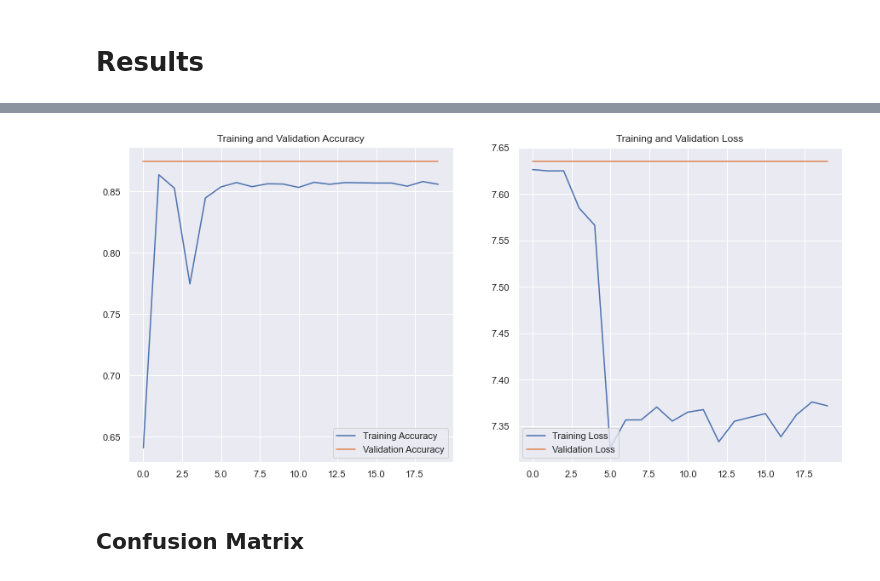
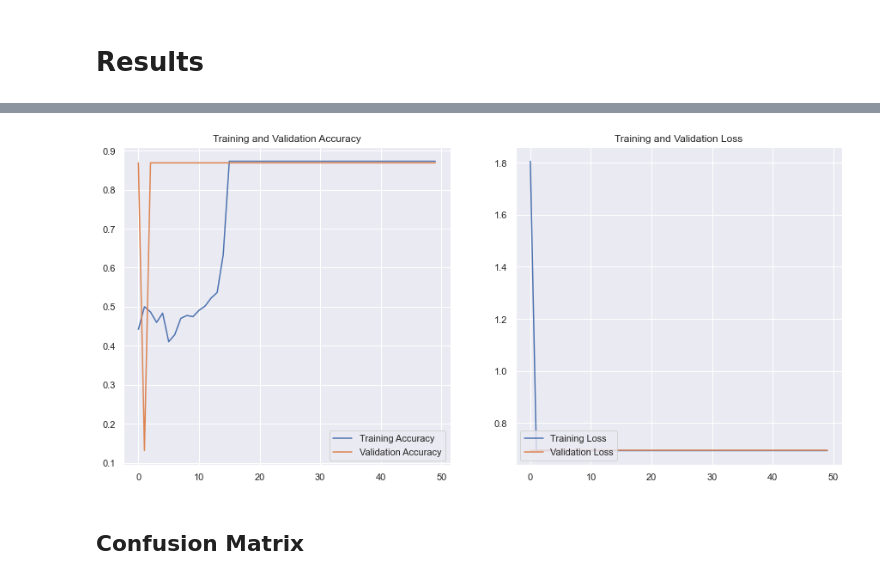
Before and after one commit to ozbunae/capstone, a Jupyter notebook: ANN for Broadway Grosses.ipynb, the cells around one changed output, grey strips where cells are left out. Cells and saved outputs as stored; diff of their text form; code cells hidden in the pictures.

Commit message:
we are getting there

```diff
--- a/ANN for Broadway Grosses.ipynb
+++ b/ANN for Broadway Grosses.ipynb
@@ -163,12 +190,12 @@ classifier = Sequential()
 # %%
-classifier.add(Dense(16, activation = 'relu', input_shape=(8090,)))
+classifier.add(Dense(8, activation = 'relu', input_shape=(8090,)))
 classifier.add(Dropout(0.2))
 
+classifier.add(Dense(16, activation = 'relu'))
+classifier.add(Dropout(0.2))
+#the more nodes there were the worse our model performed.
 classifier.add(Dense(32, activation = 'relu'))
 classifier.add(Dropout(0.2))
 
-classifier.add(Dense(64, activation = 'relu'))
-classifier.add(Dropout(0.2))
-
 classifier.add(Dense(2, activation = 'softmax'))
 # %%
@@ -175,4 +203,6 @@ classifier.add(Dense(2, activation = 'softmax'))
 classifier.compile(optimizer = 'Adam', loss = 'binary_crossentropy', metrics = ['accuracy'])
 # %%
-history = classifier.fit(features_train, labels_train, batch_size = 10, epochs = 20, validation_data=(features_validation, labels_validation))
+##please note: tried to add SMOTE to this and ending up getting terrible results.  Accuracy was .12-.25.
+
+history = classifier.fit(features_train, labels_train, batch_size = 10, epochs = 50, validation_data=(features_validation, labels_validation))
 # %% [output]
@@ -206,25 +236,25 @@ print(performance)
 # %%
 acc = history.history['accuracy']
 val_acc = history.history['val_accuracy']
 loss = history.history['loss']
 val_loss = history.history['val_loss']
-epochs_range = range(20)
+epochs_range = range(50)
 
 plt.figure(figsize=(15, 15))
 plt.subplot(2, 2, 1)
 plt.plot(epochs_range, acc, label='Training Accuracy')
 plt.plot(epochs_range, val_acc, label='Validation Accuracy')
 plt.legend(loc='lower right')
 plt.title('Training and Validation Accuracy')
 
 plt.subplot(2, 2, 2)
 plt.plot(epochs_range, loss, label='Training Loss')
 plt.plot(epochs_range, val_loss, label='Validation Loss')
 plt.legend(loc='lower left')
 plt.title('Training and Validation Loss')
 plt.show()
 # %% [output]
-[figure, old version]
+[figure, new version]
 # %% [markdown]
 ## Confusion Matrix
 # %%
```
Also changed, not shown: parts of 12 cells of this notebook, 4 other files.
